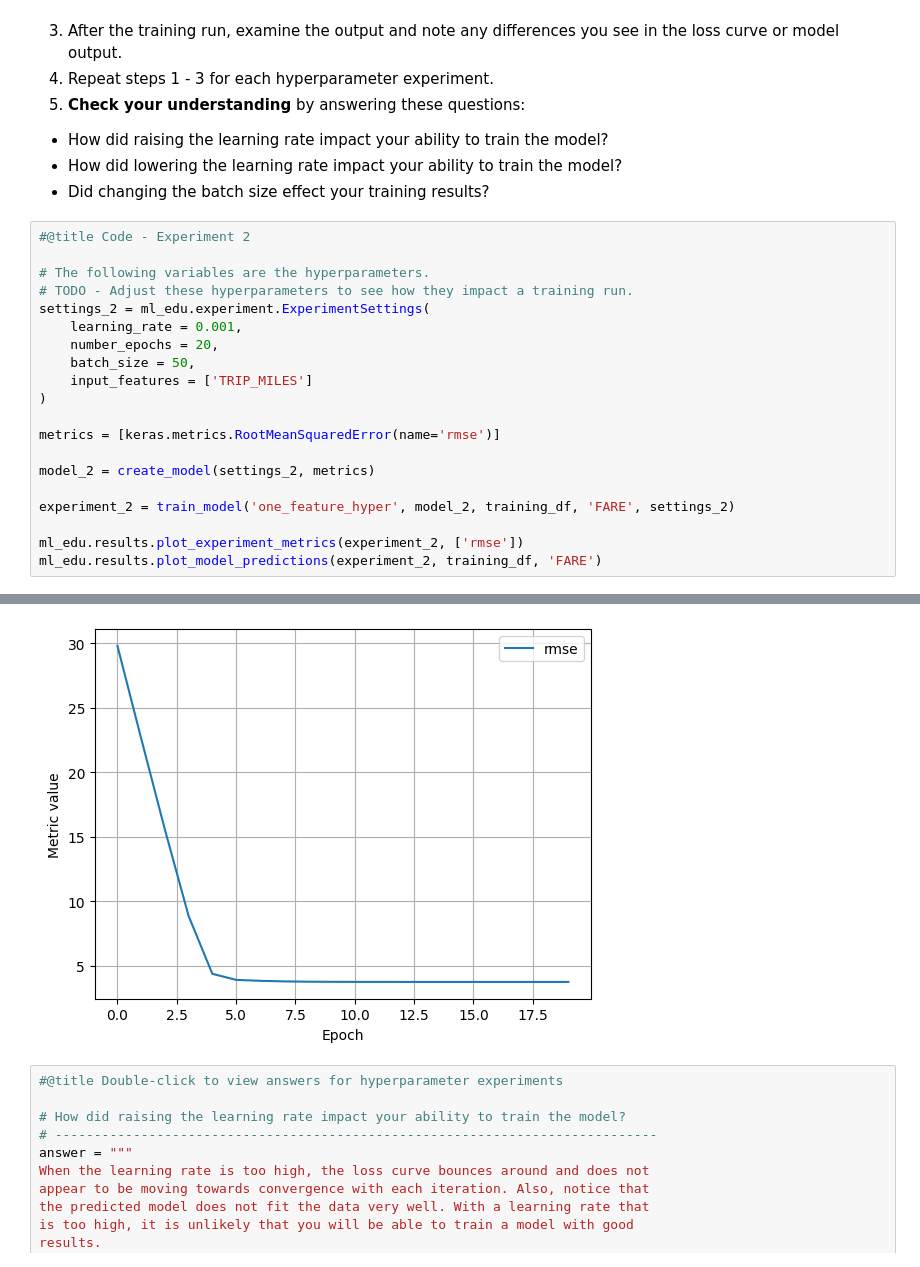
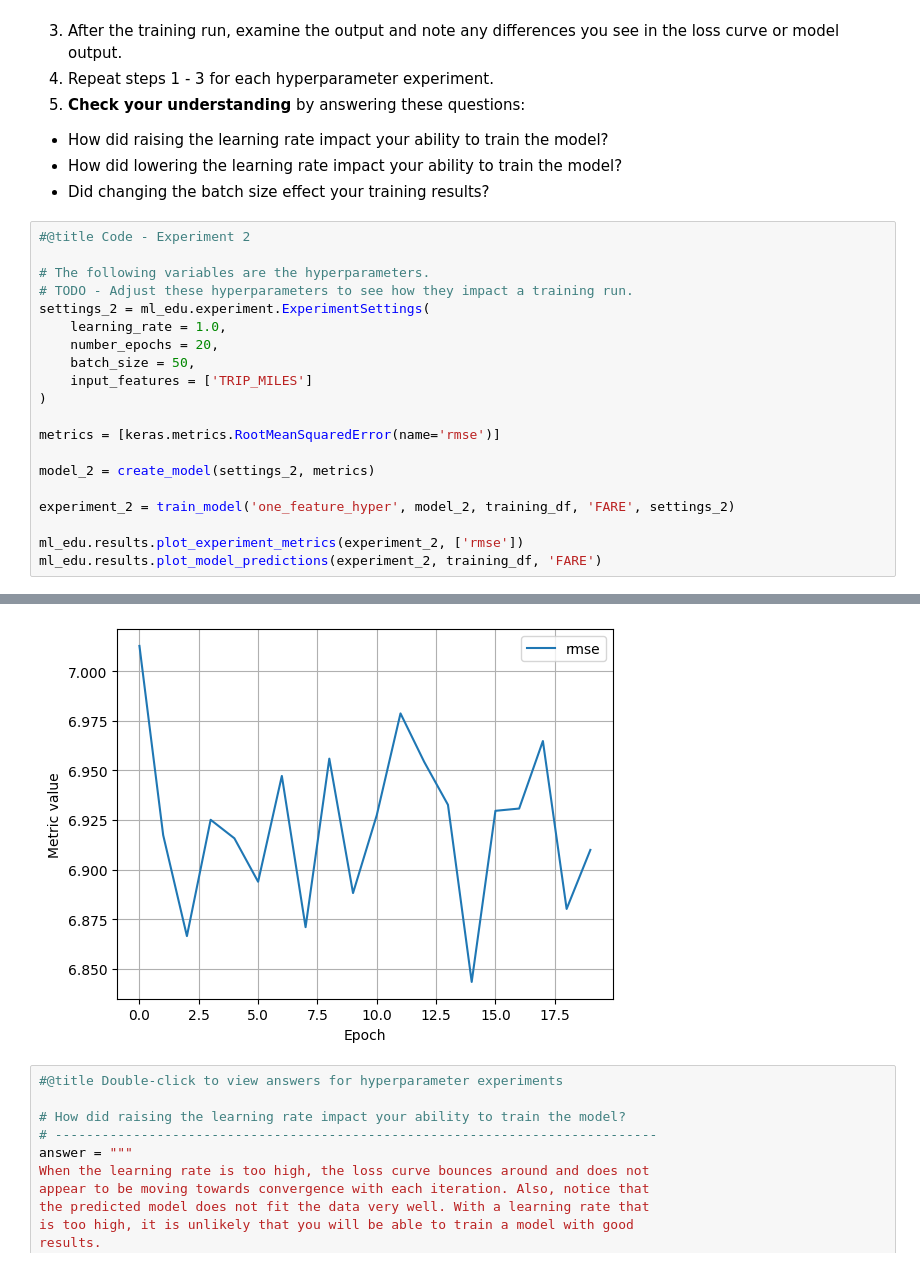
Before and after one commit to ML-mm/Machine-Learning, a Jupyter notebook: ml/cc/exercises/linear_regression_taxi.ipynb, the cells around one changed output, grey strips where cells are left out. Saved outputs shown, nothing was run; the diff lists cells and outputs as text.

```diff
--- a/ml/cc/exercises/linear_regression_taxi.ipynb
+++ b/ml/cc/exercises/linear_regression_taxi.ipynb
@@ -460,7 +455,7 @@ It is common with machine learning to run multiple experiments to find the best
 # The following variables are the hyperparameters.
 # TODO - Adjust these hyperparameters to see how they impact a training run.
 settings_2 = ml_edu.experiment.ExperimentSettings(
-    learning_rate = 0.001,
+    learning_rate = 1.0,
     number_epochs = 20,
     batch_size = 50,
     input_features = ['TRIP_MILES']
@@ -494,6 +489,6 @@ Epoch 20/20
 7/7 ━━━━━━━━━━━━━━━━━━━━ 0s 8ms/step
 [interactive output not drawn]
-[figure, old version]
+[figure, new version]
 # %%
 #@title Double-click to view answers for hyperparameter experiments
 
```
Also changed, not shown: parts of 7 cells of this notebook.
